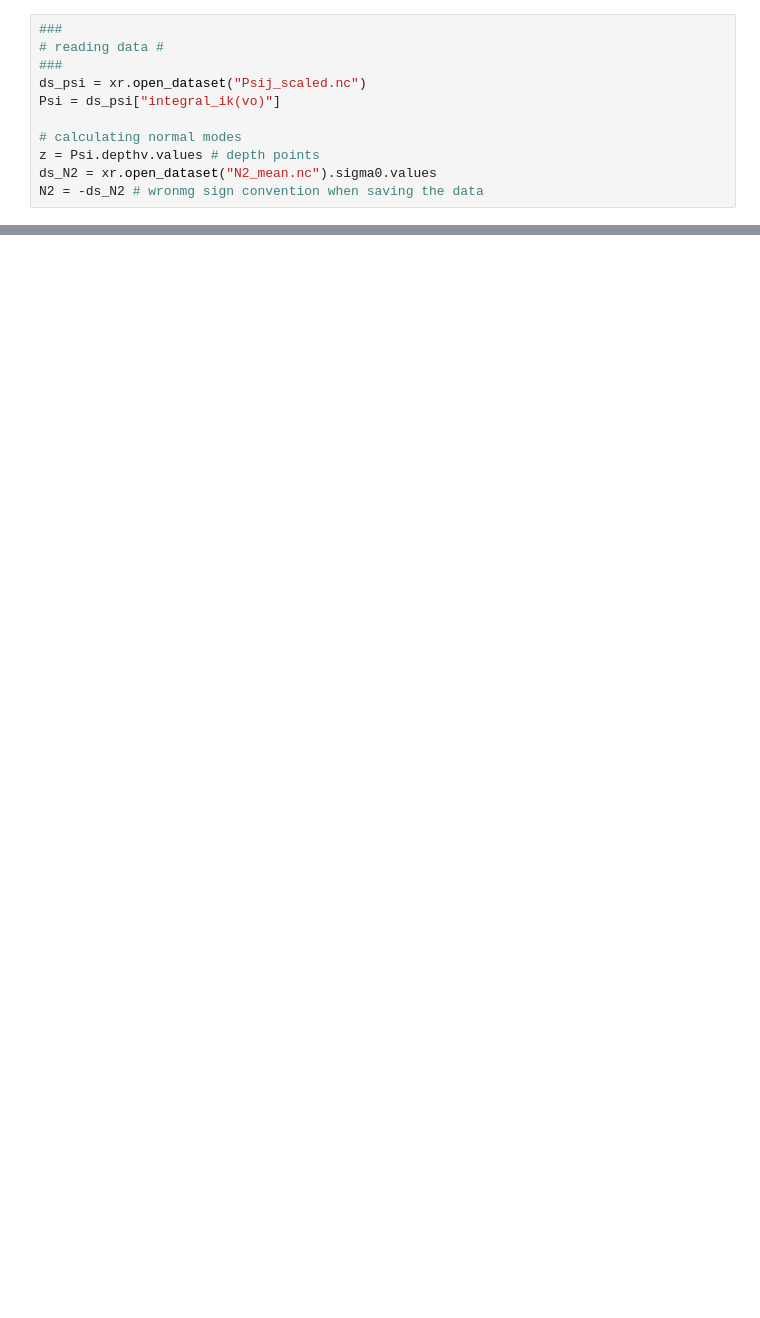
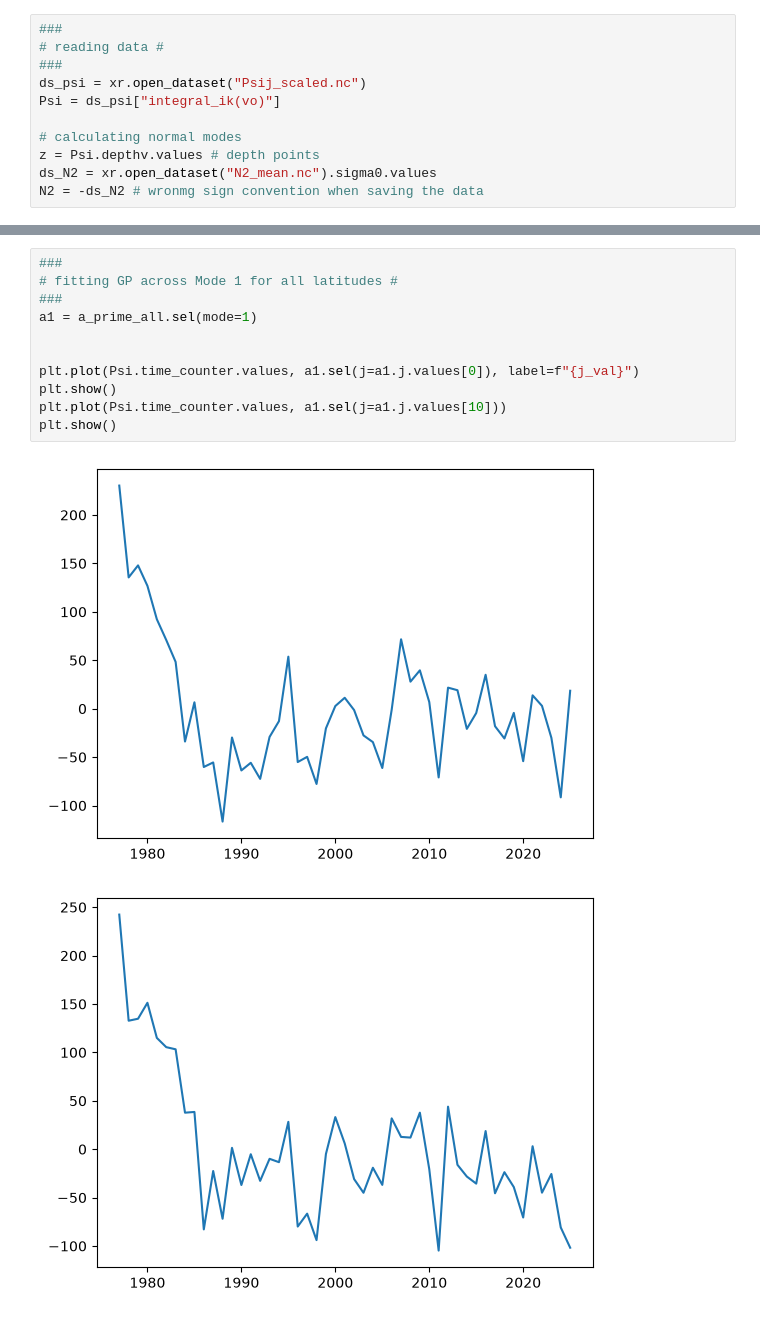
Before and after one commit to hanna-and/StreamfunctionPerturbations, a Jupyter notebook: get_rapid_data.ipynb, the cells around one changed output, grey strips where cells are left out. Drawn from its saved outputs; the diff is of its cells as text; blank space fills up the shorter version.

```diff
--- a/get_rapid_data.ipynb
+++ b/get_rapid_data.ipynb
@@ -182,0 +242,14 @@ a_all shape: (30, 75, 49)
+# %%
+###
+# fitting GP across Mode 1 for all latitudes #
+###
+a1 = a_prime_all.sel(mode=1)
+
+
+plt.plot(Psi.time_counter.values, a1.sel(j=a1.j.values[0]), label=f"{j_val}")
+plt.show()
+plt.plot(Psi.time_counter.values, a1.sel(j=a1.j.values[10]))
+plt.show()
+# %% [output]
+[figure, added]
+[figure, added]
```
Also changed, not shown: parts of 5 cells of this notebook, 1 other file.
